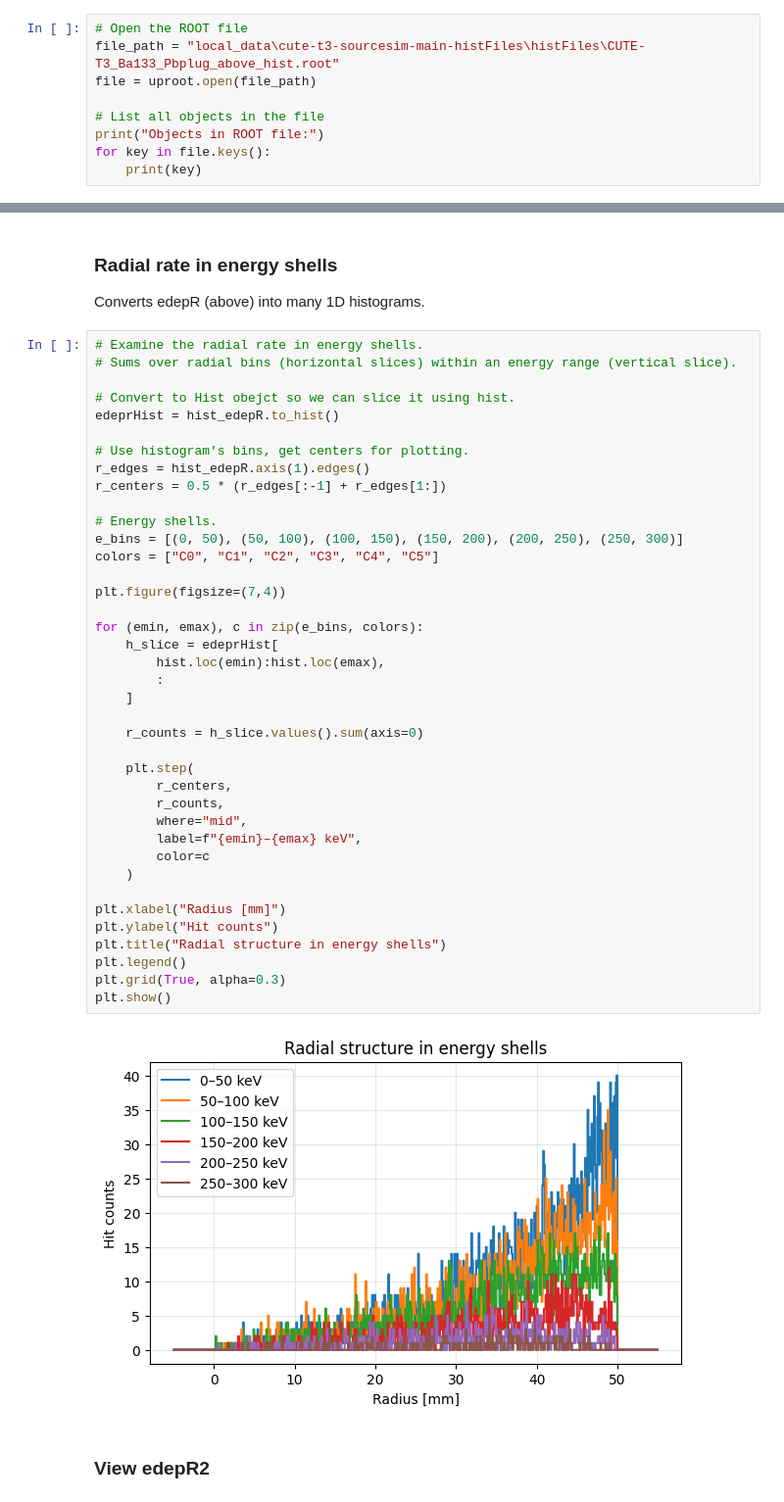
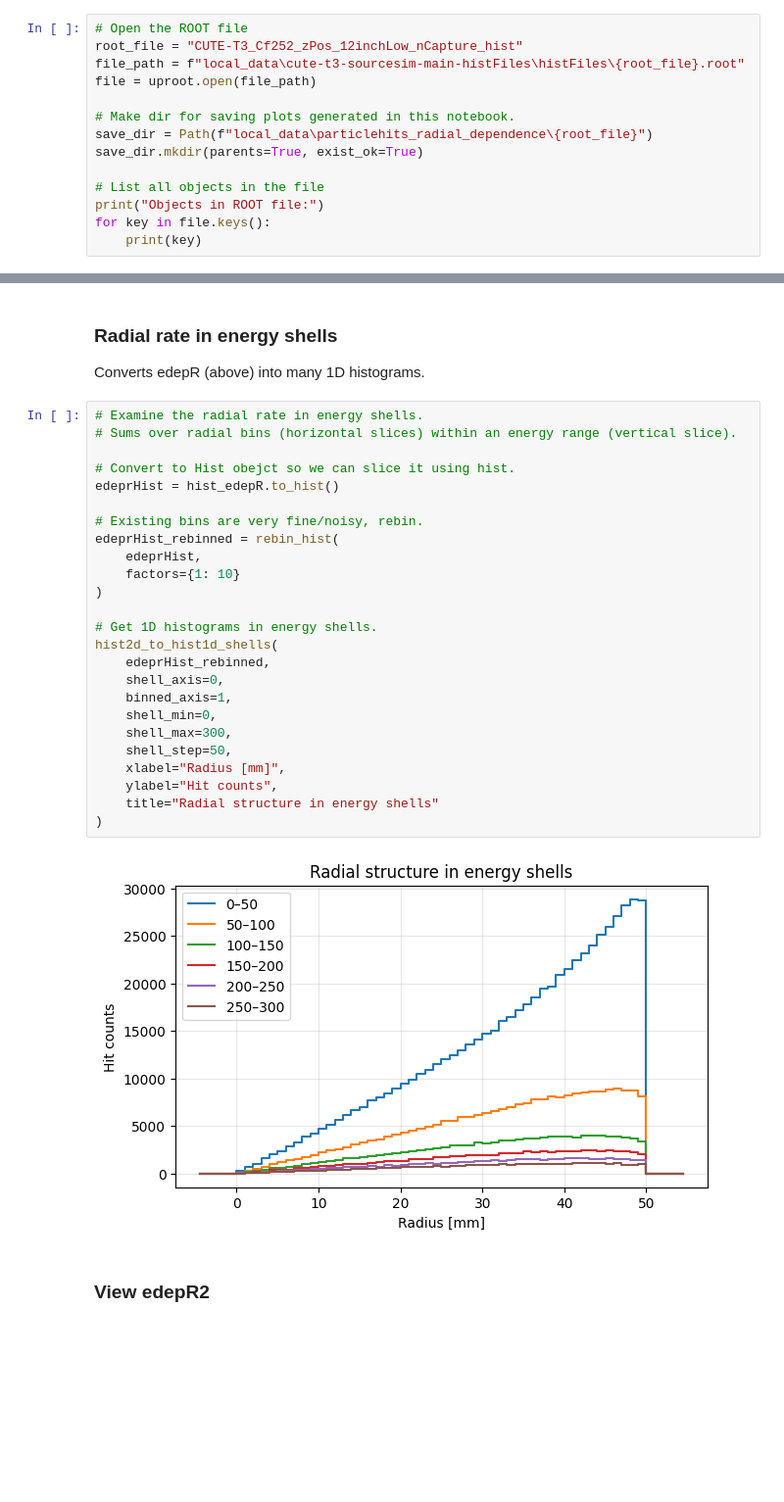
Before and after one commit to ncail/sourcesim-analysis, a Jupyter notebook: particlehits_radial_dependence.ipynb, the cells around one changed output, grey strips where cells are left out. Shown at 98% size. Cells and saved outputs as stored; diff of their text form; blank space fills up the shorter version.

Commit message:
refactored using functions from root_file_utils package, added saving figures for 3 key plots

```diff
--- a/particlehits_radial_dependence.ipynb
+++ b/particlehits_radial_dependence.ipynb
@@ -22,8 +32,13 @@ DETECTOR_RADIUS = 50    # millimeters
 These files include 1D and 2D histogram created from a particle hits simulation with a gamma (Ba133) or neutron (Cf252) source at a specified position (shwon in the complementary macro file).
 # %%
 # Open the ROOT file
-file_path = "local_data\cute-t3-sourcesim-main-histFiles\histFiles\CUTE-T3_Ba133_Pbplug_above_hist.root"
+root_file = "CUTE-T3_Cf252_zPos_12inchLow_nCapture_hist"
+file_path = f"local_data\cute-t3-sourcesim-main-histFiles\histFiles\{root_file}.root"
 file = uproot.open(file_path)
+
+# Make dir for saving plots generated in this notebook.
+save_dir = Path(f"local_data\particlehits_radial_dependence\{root_file}")
+save_dir.mkdir(parents=True, exist_ok=True)
 
 # List all objects in the file
 print("Objects in ROOT file:")
@@ -131,44 +148,30 @@ Converts edepR (above) into many 1D histograms.
 # %%
 # Examine the radial rate in energy shells.
 # Sums over radial bins (horizontal slices) within an energy range (vertical slice).
 
 # Convert to Hist obejct so we can slice it using hist.
 edeprHist = hist_edepR.to_hist()
 
-# Use histogram's bins, get centers for plotting.
-r_edges = hist_edepR.axis(1).edges()
-r_centers = 0.5 * (r_edges[:-1] + r_edges[1:])
+# Existing bins are very fine/noisy, rebin.
+edeprHist_rebinned = rebin_hist(
+    edeprHist,
+    factors={1: 10}
+)
 
-# Energy shells.
-e_bins = [(0, 50), (50, 100), (100, 150), (150, 200), (200, 250), (250, 300)]
-colors = ["C0", "C1", "C2", "C3", "C4", "C5"]
-
-plt.figure(figsize=(7,4))
-
-for (emin, emax), c in zip(e_bins, colors):
-    h_slice = edeprHist[
-        hist.loc(emin):hist.loc(emax),
-        :
-    ]
-
-    r_counts = h_slice.values().sum(axis=0)
-
-    plt.step(
-        r_centers,
-        r_counts,
-        where="mid",
-        label=f"{emin}–{emax} keV",
-        color=c
-    )
-
-plt.xlabel("Radius [mm]")
-plt.ylabel("Hit counts")
-plt.title("Radial structure in energy shells")
-plt.legend()
-plt.grid(True, alpha=0.3)
-plt.show()
+# Get 1D histograms in energy shells.
+hist2d_to_hist1d_shells(
+    edeprHist_rebinned,
+    shell_axis=0,
+    binned_axis=1,
+    shell_min=0,
+    shell_max=300,
+    shell_step=50,
+    xlabel="Radius [mm]",
+    ylabel="Hit counts",
+    title="Radial structure in energy shells"
+)
 # %% [output]
-[figure, old version]
+[figure, new version]
 # %% [markdown]
 ### View edepR2
 # %%
```
Also changed, not shown: parts of 11 cells of this notebook.
